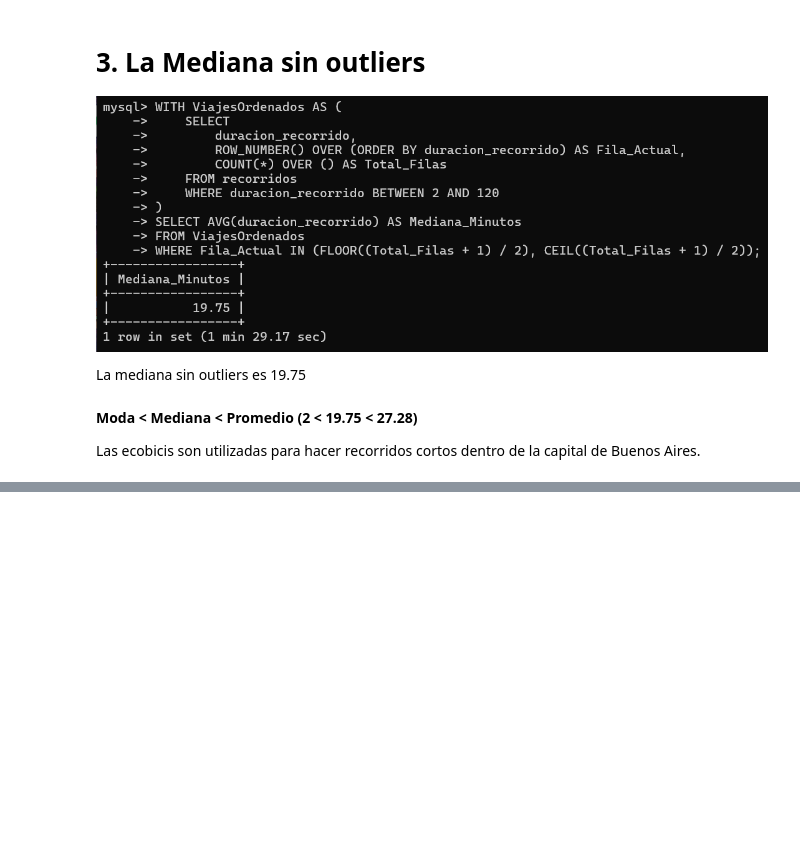
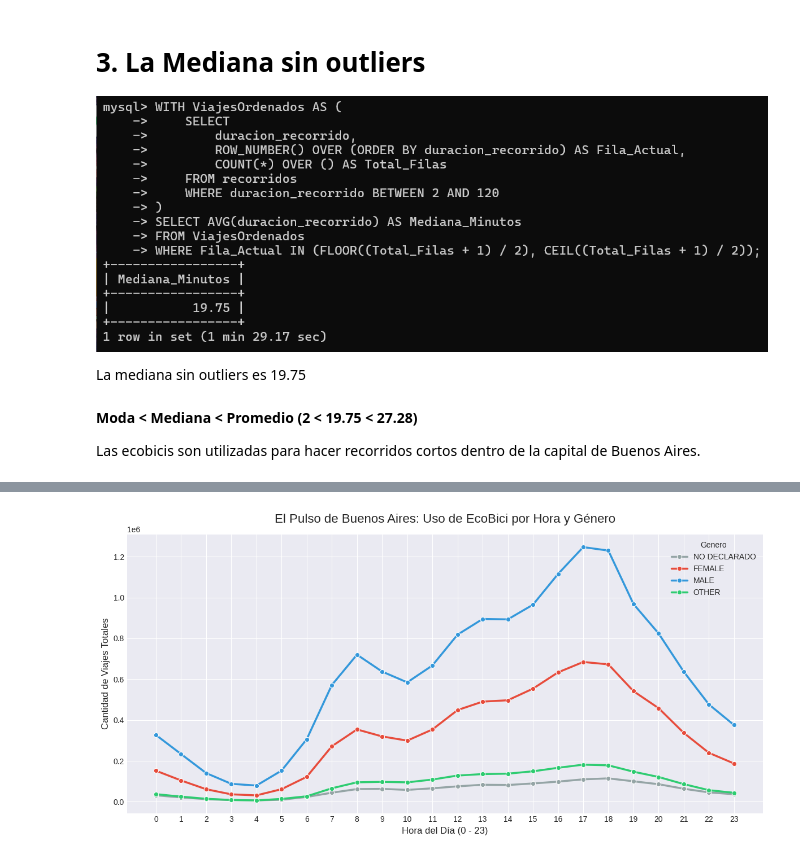
Before and after one commit to Nahirmendozacrespo/analisis-movilidad-ecobici, a Jupyter notebook: Media_Mediana_Moda.ipynb, the cells around one changed output, grey strips where cells are left out. Drawn from its saved outputs; the diff is of its cells as text; code cells hidden in the pictures; blank space fills up the shorter version.

```diff
--- a/Media_Mediana_Moda.ipynb
+++ b/Media_Mediana_Moda.ipynb
@@ -65,0 +149,39 @@ Las ecobicis son utilizadas para hacer recorridos cortos dentro de la capital de
+# %%
+import pandas as pd
+import matplotlib.pyplot as plt
+import seaborn as sns
+
+# 1. Cargamos tu tabla de SQL a Python
+datos = [
+    ['NO DECLARADO', 0, 31352], ['NO DECLARADO', 1, 20871], ['NO DECLARADO', 2, 12464], ['NO DECLARADO', 3, 8069], ['NO DECLARADO', 4, 6133], ['NO DECLARADO', 5, 9731], ['NO DECLARADO', 6, 23282], ['NO DECLARADO', 7, 44048], ['NO DECLARADO', 8, 61894], ['NO DECLARADO', 9, 62788], ['NO DECLARADO', 10, 57923], ['NO DECLARADO', 11, 65590], ['NO DECLARADO', 12, 75266], ['NO DECLARADO', 13, 83022], ['NO DECLARADO', 14, 81911], ['NO DECLARADO', 15, 89383], ['NO DECLARADO', 16, 98450], ['NO DECLARADO', 17, 109563], ['NO DECLARADO', 18, 114364], ['NO DECLARADO', 19, 100056], ['NO DECLARADO', 20, 85638], ['NO DECLARADO', 21, 63541], ['NO DECLARADO', 22, 45540], ['NO DECLARADO', 23, 36726],
+    ['FEMALE', 0, 151895], ['FEMALE', 1, 104211], ['FEMALE', 2, 61134], ['FEMALE', 3, 36116], ['FEMALE', 4, 31087], ['FEMALE', 5, 61454], ['FEMALE', 6, 121856], ['FEMALE', 7, 271578], ['FEMALE', 8, 353995], ['FEMALE', 9, 319734], ['FEMALE', 10, 299276], ['FEMALE', 11, 353718], ['FEMALE', 12, 448792], ['FEMALE', 13, 490269], ['FEMALE', 14, 496866], ['FEMALE', 15, 553685], ['FEMALE', 16, 633584], ['FEMALE', 17, 684340], ['FEMALE', 18, 672845], ['FEMALE', 19, 541443], ['FEMALE', 20, 458107], ['FEMALE', 21, 337180], ['FEMALE', 22, 239426], ['FEMALE', 23, 187241],
+    ['MALE', 0, 327044], ['MALE', 1, 233590], ['MALE', 2, 140213], ['MALE', 3, 87655], ['MALE', 4, 79162], ['MALE', 5, 152485], ['MALE', 6, 306002], ['MALE', 7, 571639], ['MALE', 8, 720257], ['MALE', 9, 637347], ['MALE', 10, 584641], ['MALE', 11, 667311], ['MALE', 12, 818115], ['MALE', 13, 895033], ['MALE', 14, 893026], ['MALE', 15, 964794], ['MALE', 16, 1115603], ['MALE', 17, 1246986], ['MALE', 18, 1230109], ['MALE', 19, 968353], ['MALE', 20, 824086], ['MALE', 21, 636970], ['MALE', 22, 476570], ['MALE', 23, 375599],
+    ['OTHER', 0, 37074], ['OTHER', 1, 25022], ['OTHER', 2, 14398], ['OTHER', 3, 8414], ['OTHER', 4, 6282], ['OTHER', 5, 13785], ['OTHER', 6, 26570], ['OTHER', 7, 65677], ['OTHER', 8, 95121], ['OTHER', 9, 97333], ['OTHER', 10, 94920], ['OTHER', 11, 108483], ['OTHER', 12, 128155], ['OTHER', 13, 135312], ['OTHER', 14, 137434], ['OTHER', 15, 148896], ['OTHER', 16, 166103], ['OTHER', 17, 181480], ['OTHER', 18, 178221], ['OTHER', 19, 146972], ['OTHER', 20, 121168], ['OTHER', 21, 86236], ['OTHER', 22, 56373], ['OTHER', 23, 43806]
+]
+df_horas = pd.DataFrame(datos, columns=['Genero', 'Hora_del_Dia', 'Total_Viajes'])
+
+# 2. Configuramos estilo y tamaño
+plt.style.use('seaborn-v0_8-darkgrid')
+plt.figure(figsize=(12, 6))
+
+# 3. Creamos el gráfico de líneas separando los colores por 'hue'
+sns.lineplot(
+    data=df_horas,
+    x='Hora_del_Dia',
+    y='Total_Viajes',
+    hue='Genero',          # Esta es la magia que crea una línea por género
+    marker='o',
+    linewidth=2.5,
+    palette={'MALE': '#3498db', 'FEMALE': '#e74c3c', 'OTHER': '#2ecc71', 'NO DECLARADO': '#95a5a6'}
+)
+
+# 4. Títulos y ejes
+plt.title('El Pulso de Buenos Aires: Uso de EcoBici por Hora y Género', fontsize=16, pad=15)
+plt.xlabel('Hora del Día (0 - 23)', fontsize=12)
+plt.ylabel('Cantidad de Viajes Totales', fontsize=12)
+plt.xticks(range(0, 24))
+
+plt.tight_layout()
+plt.show()
+# %% [output]
+[figure, added]
```
Also changed, not shown: parts of 19 cells of this notebook.
